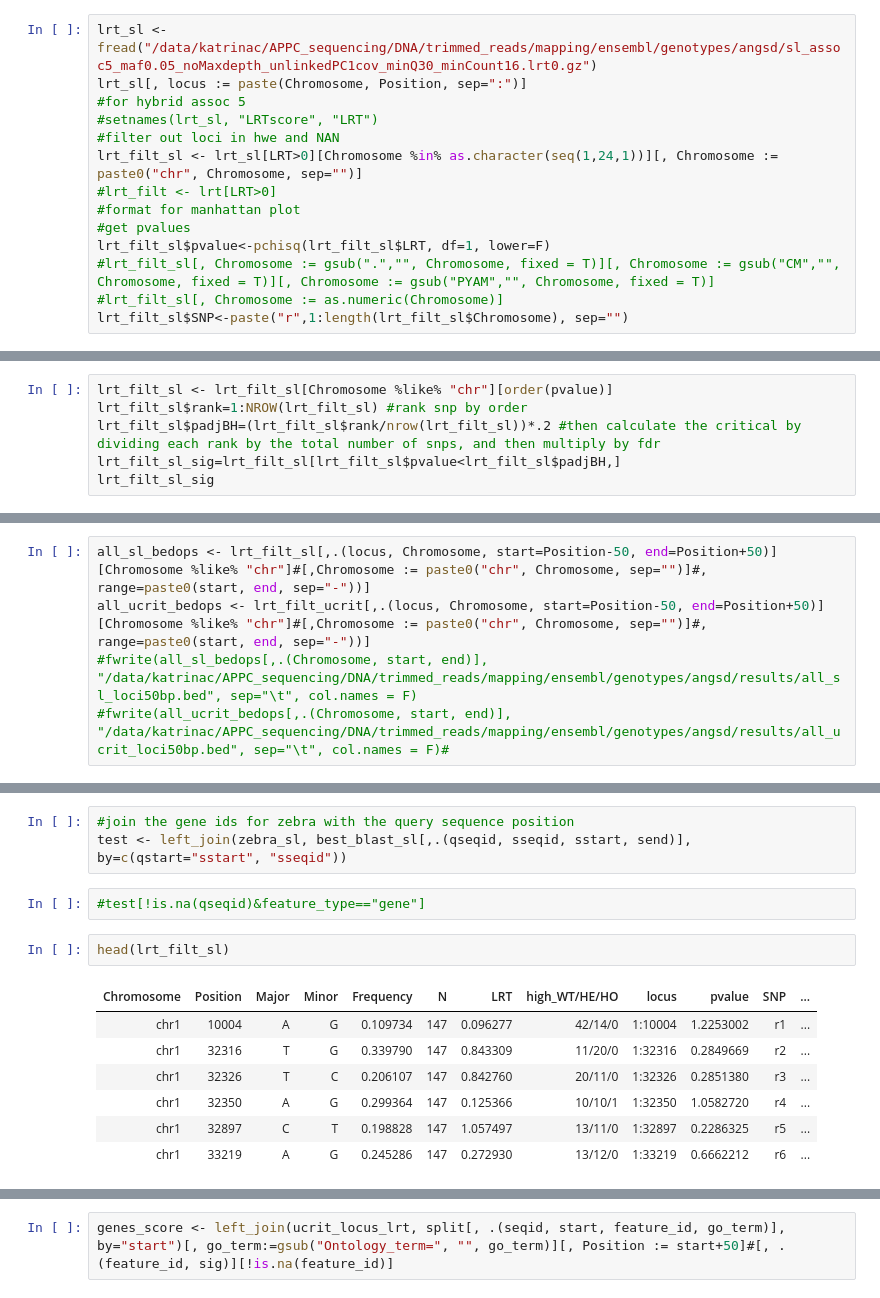
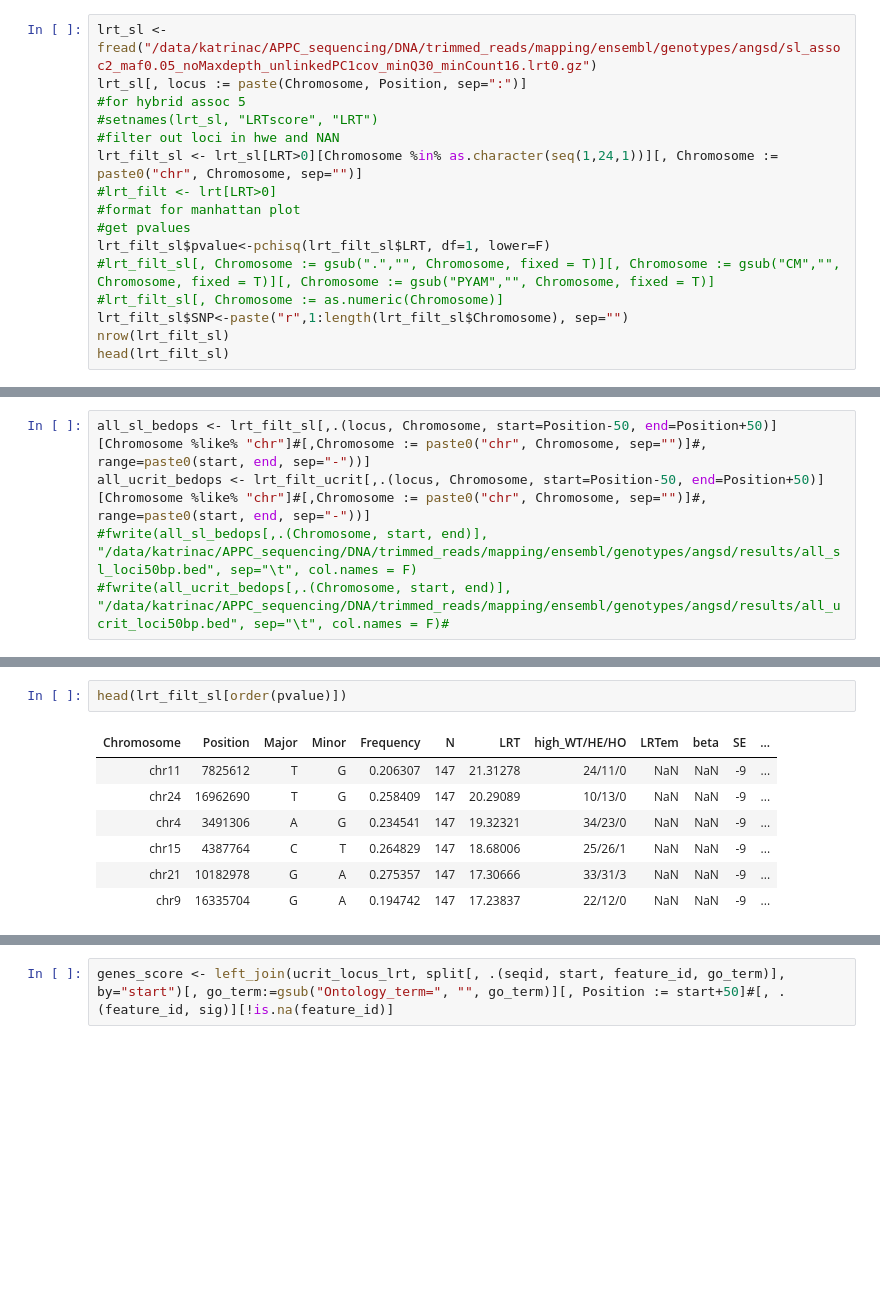
Before and after one commit to katcatalano/ClownfishGWAS, a Jupyter notebook: notebooks/plot_pcangsd_assoc.ipynb, the cells around one changed output, grey strips where cells are left out. Cells and saved outputs as stored; diff of their text form; blank space fills up the shorter version.

```diff
--- a/notebooks/plot_pcangsd_assoc.ipynb
+++ b/notebooks/plot_pcangsd_assoc.ipynb
@@ -324,5 +326,5 @@ summary(lrt_filt_ucrit)
 # %%
-lrt_sl <- fread("/data/katrinac/APPC_sequencing/DNA/trimmed_reads/mapping/ensembl/genotypes/angsd/sl_assoc5_maf0.05_noMaxdepth_unlinkedPC1cov_minQ30_minCount16.lrt0.gz")
+lrt_sl <- fread("/data/katrinac/APPC_sequencing/DNA/trimmed_reads/mapping/ensembl/genotypes/angsd/sl_assoc2_maf0.05_noMaxdepth_unlinkedPC1cov_minQ30_minCount16.lrt0.gz")
 lrt_sl[, locus := paste(Chromosome, Position, sep=":")]
 #for hybrid assoc 5
 #setnames(lrt_sl, "LRTscore", "LRT")
@@ -335,3 +337,5 @@ lrt_filt_sl$pvalue<-pchisq(lrt_filt_sl$LRT, df=1, lower=F)
 #lrt_filt_sl[, Chromosome := gsub(".","", Chromosome, fixed = T)][, Chromosome := gsub("CM","", Chromosome, fixed = T)][, Chromosome := gsub("PYAM","", Chromosome, fixed = T)]
 #lrt_filt_sl[, Chromosome := as.numeric(Chromosome)]
 lrt_filt_sl$SNP<-paste("r",1:length(lrt_filt_sl$Chromosome), sep="")
+nrow(lrt_filt_sl)
+head(lrt_filt_sl)
@@ -663,6 +536,0 @@ candidate_sl_chrom_bh
-# %%
-lrt_filt_sl <- lrt_filt_sl[Chromosome %like% "chr"][order(pvalue)]
-lrt_filt_sl$rank=1:NROW(lrt_filt_sl) #rank snp by order
-lrt_filt_sl$padjBH=(lrt_filt_sl$rank/nrow(lrt_filt_sl))*.2 #then calculate the critical by dividing each rank by the total number of snps, and then multiply by fdr
-lrt_filt_sl_sig=lrt_filt_sl[lrt_filt_sl$pvalue<lrt_filt_sl$padjBH,]
-lrt_filt_sl_sig
@@ -1036,18 +782,13 @@ head(best_blast_sl[,.(qseqid, sseqid, sstart, send)])
-# %%
-#join the gene ids for zebra with the query sequence position
-test <- left_join(zebra_sl, best_blast_sl[,.(qseqid, sseqid, sstart, send)], by=c(qstart="sstart", "sseqid"))
-# %%
-#test[!is.na(qseqid)&feature_type=="gene"]
 # %%
-head(lrt_filt_sl)
+head(lrt_filt_sl[order(pvalue)])
 # %% [output]
-| Chromosome | Position | Major | Minor | Frequency | N | LRT | high_WT/HE/HO | locus | pvalue | SNP | ... |
-| chr1 | 10004 | A | G | 0.109734 | 147 | 0.096277 | 42/14/0 | 1:10004 | 1.2253002 | r1 | ... |
-| chr1 | 32316 | T | G | 0.339790 | 147 | 0.843309 | 11/20/0 | 1:32316 | 0.2849669 | r2 | ... |
-| chr1 | 32326 | T | C | 0.206107 | 147 | 0.842760 | 20/11/0 | 1:32326 | 0.2851380 | r3 | ... |
-| chr1 | 32350 | A | G | 0.299364 | 147 | 0.125366 | 10/10/1 | 1:32350 | 1.0582720 | r4 | ... |
-| chr1 | 32897 | C | T | 0.198828 | 147 | 1.057497 | 13/11/0 | 1:32897 | 0.2286325 | r5 | ... |
-| chr1 | 33219 | A | G | 0.245286 | 147 | 0.272930 | 13/12/0 | 1:33219 | 0.6662212 | r6 | ... |
+| Chromosome | Position | Major | Minor | Frequency | N | LRT | high_WT/HE/HO | LRTem | beta | SE | ... |
+| chr11 | 7825612 | T | G | 0.206307 | 147 | 21.31278 | 24/11/0 | NaN | NaN | -9 | ... |
+| chr24 | 16962690 | T | G | 0.258409 | 147 | 20.29089 | 10/13/0 | NaN | NaN | -9 | ... |
+| chr4 | 3491306 | A | G | 0.234541 | 147 | 19.32321 | 34/23/0 | NaN | NaN | -9 | ... |
+| chr15 | 4387764 | C | T | 0.264829 | 147 | 18.68006 | 25/26/1 | NaN | NaN | -9 | ... |
+| chr21 | 10182978 | G | A | 0.275357 | 147 | 17.30666 | 33/31/3 | NaN | NaN | -9 | ... |
+| chr9 | 16335704 | G | A | 0.194742 | 147 | 17.23837 | 22/12/0 | NaN | NaN | -9 | ... |
 # %%
 #load in the gff file from closest-feature
 gff_names <- c("seqid", "start","locus", "feature_start", "feature_end", "feature_id", "score", "strand", "unkn", "feature_type", "phase", "attributes")
```
Also changed, not shown: parts of 117 cells of this notebook, 1 other file.
